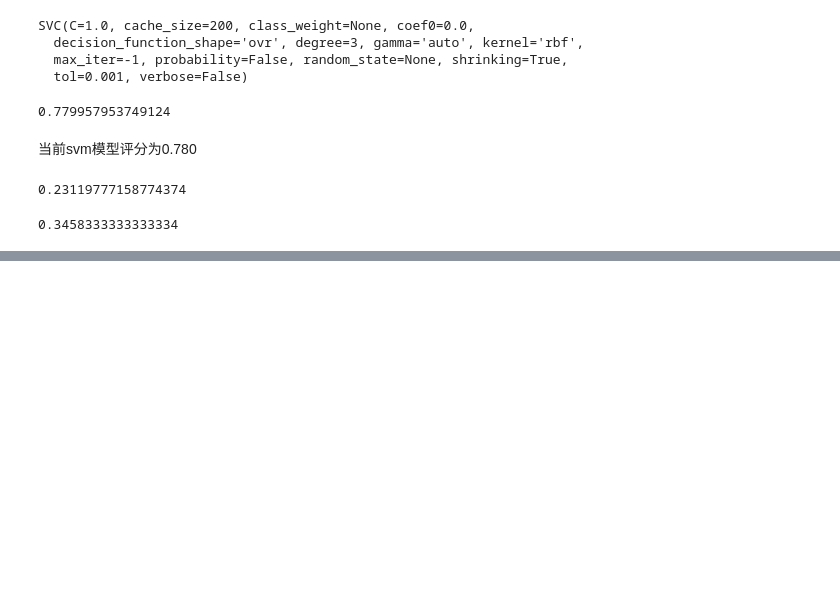
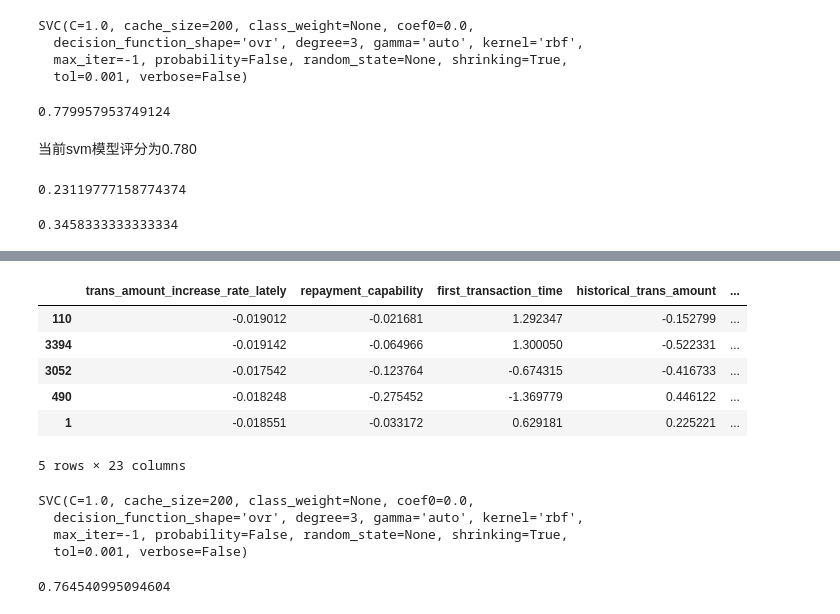
Before and after one commit to Gtobep/DataWhale, a Jupyter notebook: 7th_data_test.ipynb, the cells around one changed output, grey strips where cells are left out. Drawn from its saved outputs; the diff is of its cells as text; code cells hidden in the pictures; blank space fills up the shorter version.

```diff
--- a/7th_data_test.ipynb
+++ b/7th_data_test.ipynb
@@ -290,0 +365,2 @@ f1_score(y_test,y_pred)
+# %%
+iv = np.array(iv)
@@ -290,0 +386,2 @@ f1_score(y_test,y_pred)
+# %%
+iv_fea_val = pd.DataFrame(iv,index = X_train.columns,columns=['iv_value'])
@@ -290,0 +409,4 @@ f1_score(y_test,y_pred)
+# %%
+# 根据iv值选择特征
+threshold_iv = 0.2
+X_selected_byiv = iv_fea_val.loc[iv_fea_val['iv_value'] > threshold_iv,:]
@@ -290,0 +433,24 @@ f1_score(y_test,y_pred)
+# %%
+X_train_byiv = X_train[X_selected_byiv.index]
+# %%
+X_train_byiv.head()
+# %% [output]
+|  | trans_amount_increase_rate_lately | repayment_capability | first_transaction_time | historical_trans_amount | ... |
+| 110 | -0.019012 | -0.021681 | 1.292347 | -0.152799 | ... |
+| 3394 | -0.019142 | -0.064966 | 1.300050 | -0.522331 | ... |
+| 3052 | -0.017542 | -0.123764 | -0.674315 | -0.416733 | ... |
+| 490 | -0.018248 | -0.275452 | -1.369779 | 0.446122 | ... |
+| 1 | -0.018551 | -0.033172 | 0.629181 | 0.225221 | ... |
+5 rows × 23 columns
+# %%
+clf_byiv = SVC()
+clf_byiv.fit(X_train_byiv,y_train)
+# %% [output]
+SVC(C=1.0, cache_size=200, class_weight=None, coef0=0.0,
+  decision_function_shape='ovr', degree=3, gamma='auto', kernel='rbf',
+  max_iter=-1, probability=False, random_state=None, shrinking=True,
+  tol=0.001, verbose=False)
+# %%
+clf_byiv.score(X_test[X_selected_byiv.index],y_test) # 用iv值的效果似乎不是很好啊
+# %% [output]
+0.764540995094604
```
Also changed, not shown: parts of 20 cells of this notebook.
